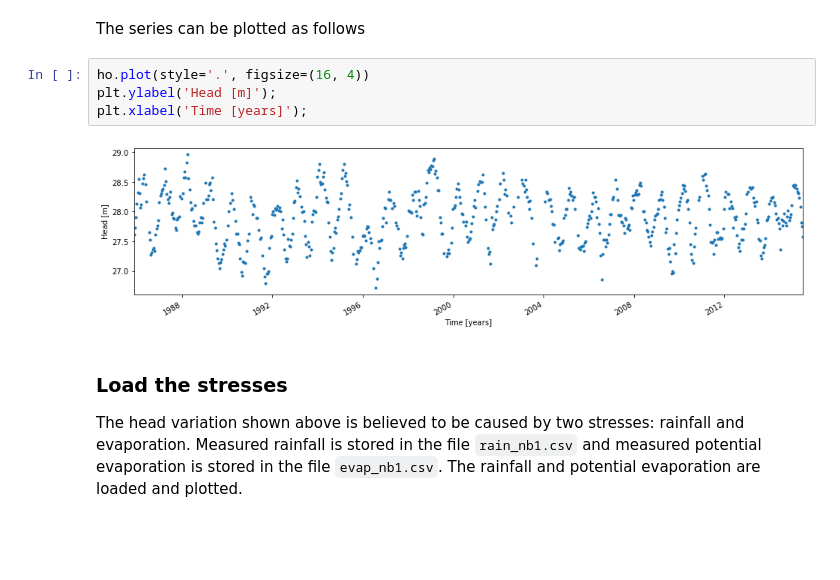
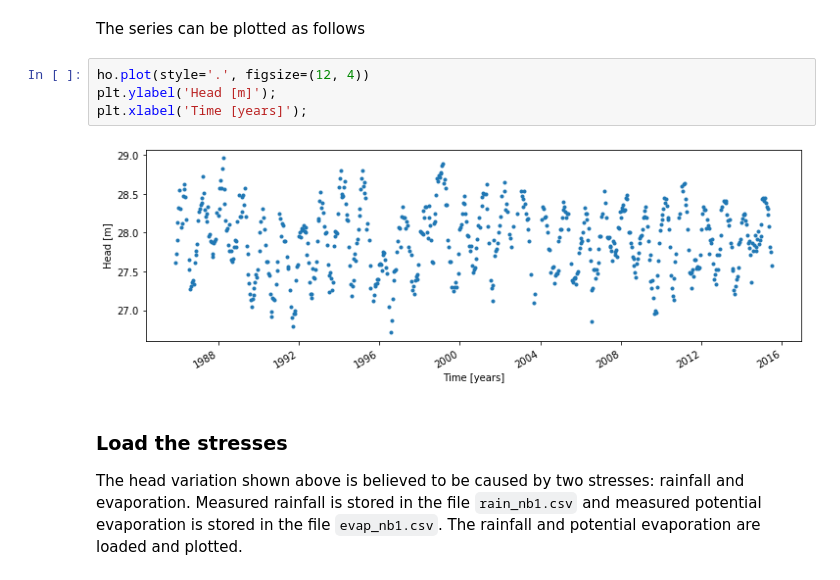
Before and after one commit to pastas/pastas, a Jupyter notebook: examples/notebooks/6_fix_parameters_leastquares.ipynb, the cells around one changed output. Saved outputs shown, nothing was run; the diff lists cells and outputs as text; blank space fills up the shorter version.

```diff
--- a/examples/notebooks/6_fix_parameters_leastquares.ipynb
+++ b/examples/notebooks/6_fix_parameters_leastquares.ipynb
@@ -55,11 +56,11 @@ Name: head, dtype: float64
 # %% [markdown]
 The series can be plotted as follows
 # %%
-ho.plot(style='.', figsize=(16, 4))
+ho.plot(style='.', figsize=(12, 4))
 plt.ylabel('Head [m]');
 plt.xlabel('Time [years]');
 # %% [output]
-[figure, old version]
+[figure, new version]
 # %% [markdown]
 ### Load the stresses
 The head variation shown above is believed to be caused by two stresses: rainfall and evaporation. Measured rainfall is stored in the file `rain_nb1.csv` and measured potential evaporation is stored in the file `evap_nb1.csv`.
```
Also changed, not shown: parts of 9 cells of this notebook, 3 other files.
